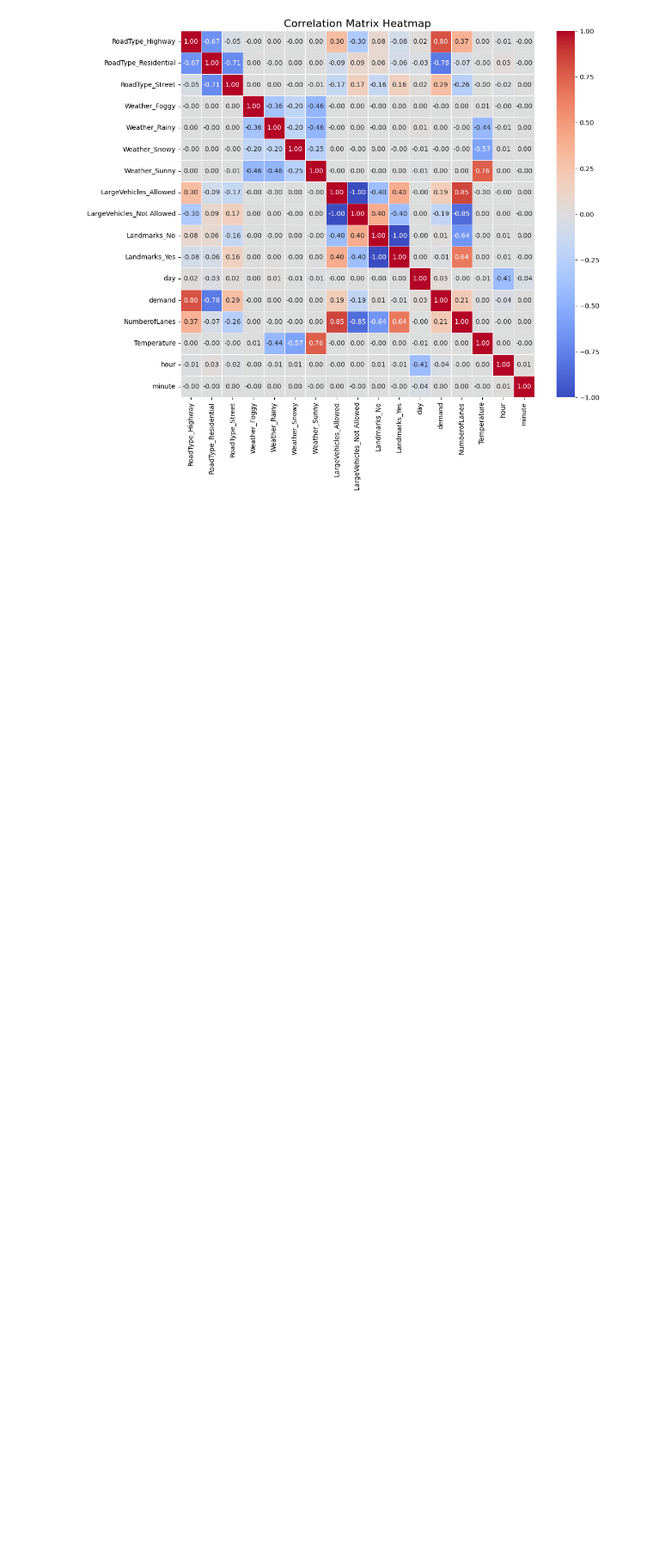
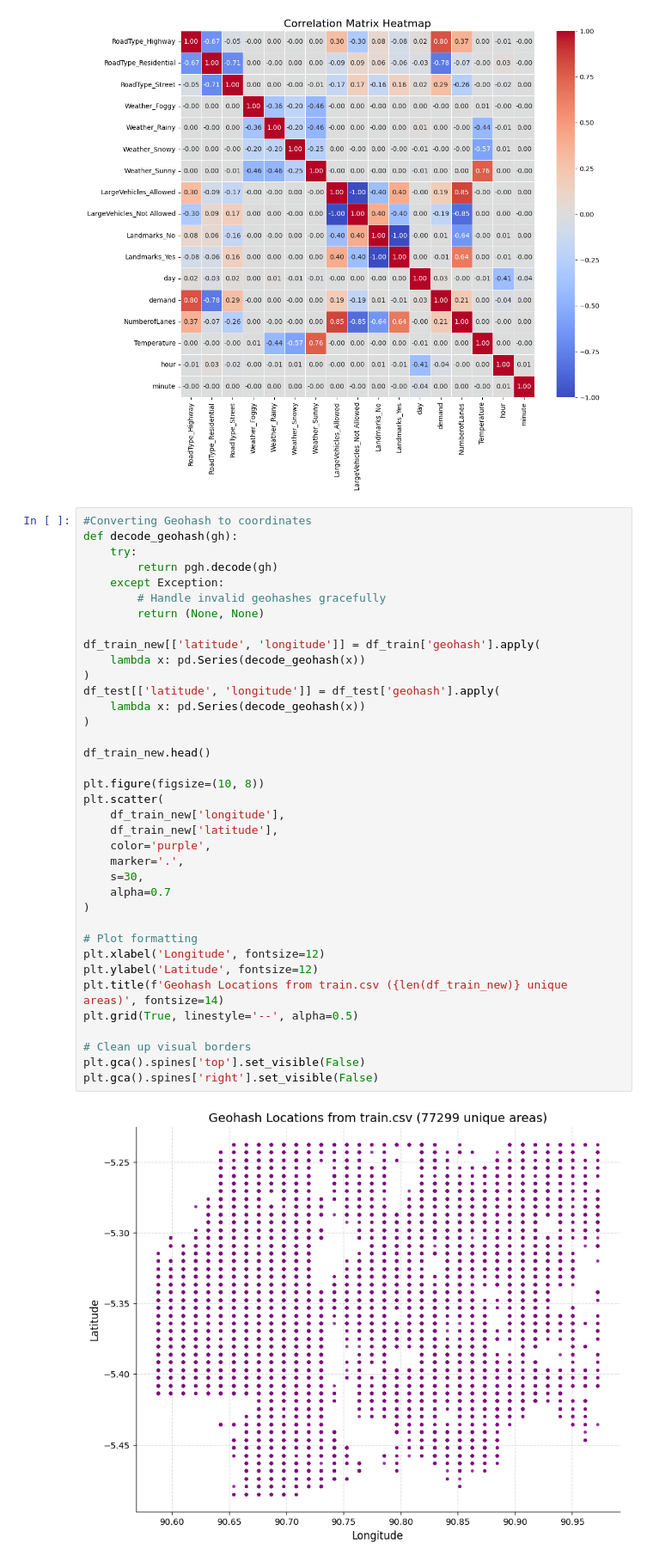
Before and after one commit to rudrapatankar/Linearly_Ascending, a Jupyter notebook: Traffic_prediction.ipynb, the cells around one changed output. Shown at 86% size. Saved outputs shown, nothing was run; the diff lists cells and outputs as text; blank space fills up the shorter version.

Commit message:
I have added Latitude and Longitudes from geohash and Normalized the data

```diff
--- a/Traffic_prediction.ipynb
+++ b/Traffic_prediction.ipynb
@@ -79,3 +81,42 @@ plt.title("Correlation Matrix Heatmap", fontsize=16)
 plt.show()
 # %% [output]
 [figure]
+# %%
+#Converting Geohash to coordinates
+def decode_geohash(gh):
+    try:
+        return pgh.decode(gh)
+    except Exception:
+        # Handle invalid geohashes gracefully
+        return (None, None)
+
+df_train_new[['latitude', 'longitude']] = df_train['geohash'].apply(
+    lambda x: pd.Series(decode_geohash(x))
+)
+df_test[['latitude', 'longitude']] = df_test['geohash'].apply(
+    lambda x: pd.Series(decode_geohash(x))
+)
+
+df_train_new.head()
+
+plt.figure(figsize=(10, 8))
+plt.scatter(
+    df_train_new['longitude'],
+    df_train_new['latitude'],
+    color='purple',
+    marker='.',
+    s=30,
+    alpha=0.7
+)
+
+# Plot formatting
+plt.xlabel('Longitude', fontsize=12)
+plt.ylabel('Latitude', fontsize=12)
+plt.title(f'Geohash Locations from train.csv ({len(df_train_new)} unique areas)', fontsize=14)
+plt.grid(True, linestyle='--', alpha=0.5)
+
+# Clean up visual borders
+plt.gca().spines['top'].set_visible(False)
+plt.gca().spines['right'].set_visible(False)
+# %% [output]
+[figure, added]
```
Also changed, not shown: parts of 2 cells of this notebook.
